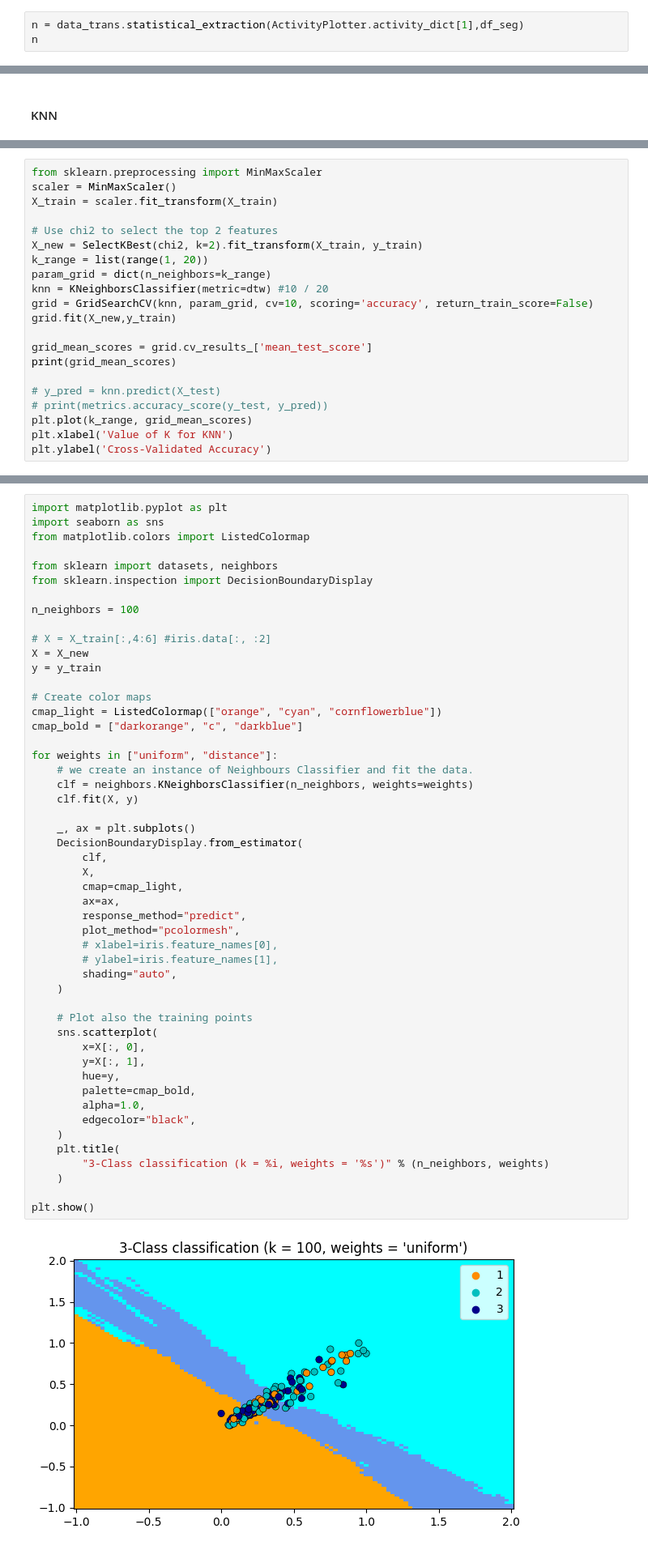
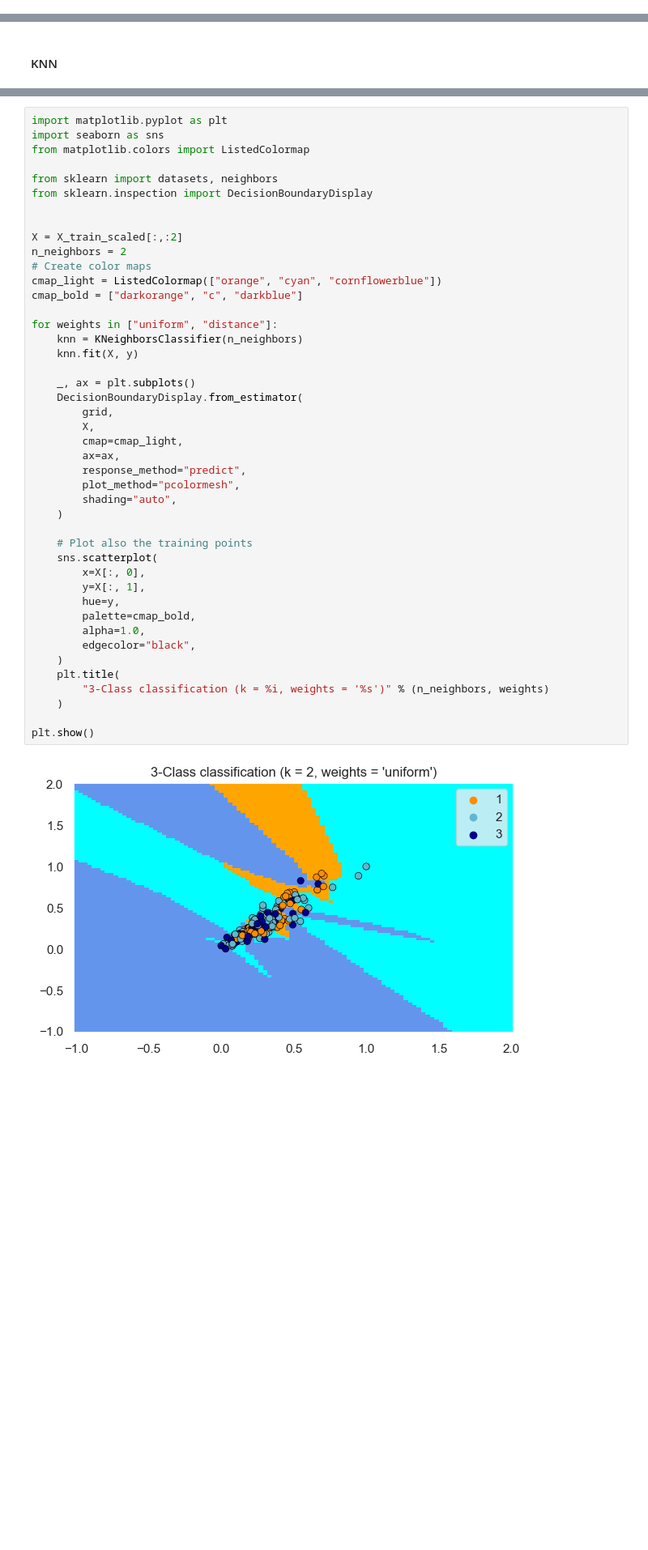
Before and after one commit to yalda-amirsoleymani/har-dataset-processing, a Jupyter notebook: data_preprocessing_menglutao.ipynb, the cells around one changed output, grey strips where cells are left out. Shown at 81% size. Drawn from its saved outputs; the diff is of its cells as text; blank space fills up the shorter version.

```diff
--- a/data_preprocessing_menglutao.ipynb
+++ b/data_preprocessing_menglutao.ipynb
@@ -225,3 +277,0 @@ df_seg
-# %%
-n = data_trans.statistical_extraction(ActivityPlotter.activity_dict[1],df_seg)
-n
@@ -664,21 +655,0 @@ The $$ \chi^2 $$ (chi-squared) test is a non-parametric statistical test used to
-# %%
-from sklearn.preprocessing import MinMaxScaler
-scaler = MinMaxScaler()
-X_train = scaler.fit_transform(X_train)
-
-# Use chi2 to select the top 2 features
-X_new = SelectKBest(chi2, k=2).fit_transform(X_train, y_train)
-k_range = list(range(1, 20))
-param_grid = dict(n_neighbors=k_range)
-knn = KNeighborsClassifier(metric=dtw) #10 / 20
-grid = GridSearchCV(knn, param_grid, cv=10, scoring='accuracy', return_train_score=False)
-grid.fit(X_new,y_train)
-
-grid_mean_scores = grid.cv_results_['mean_test_score']
-print(grid_mean_scores)
-
-# y_pred = knn.predict(X_test)
-# print(metrics.accuracy_score(y_test, y_pred))
-plt.plot(k_range, grid_mean_scores)
-plt.xlabel('Value of K for KNN')
-plt.ylabel('Cross-Validated Accuracy')
@@ -697,47 +661,41 @@ from matplotlib.colors import ListedColormap
 from sklearn import datasets, neighbors
 from sklearn.inspection import DecisionBoundaryDisplay
 
-n_neighbors = 100
 
-# X = X_train[:,4:6] #iris.data[:, :2]
-X = X_new
-y = y_train
-
+X = X_train_scaled[:,:2]
+n_neighbors = 2
 # Create color maps
 cmap_light = ListedColormap(["orange", "cyan", "cornflowerblue"])
 cmap_bold = ["darkorange", "c", "darkblue"]
 
 for weights in ["uniform", "distance"]:
-    # we create an instance of Neighbours Classifier and fit the data.
-    clf = neighbors.KNeighborsClassifier(n_neighbors, weights=weights)
-    clf.fit(X, y)
+    knn = KNeighborsClassifier(n_neighbors)
+    knn.fit(X, y)
 
     _, ax = plt.subplots()
     DecisionBoundaryDisplay.from_estimator(
-        clf,
+        grid,
         X,
         cmap=cmap_light,
         ax=ax,
         response_method="predict",
         plot_method="pcolormesh",
-        # xlabel=iris.feature_names[0],
-        # ylabel=iris.feature_names[1],
         shading="auto",
     )
 
     # Plot also the training points
     sns.scatterplot(
         x=X[:, 0],
         y=X[:, 1],
         hue=y,
         palette=cmap_bold,
         alpha=1.0,
         edgecolor="black",
     )
     plt.title(
         "3-Class classification (k = %i, weights = '%s')" % (n_neighbors, weights)
     )
 
 plt.show()
 # %% [output]
-[figure, old version]
+[figure, new version]
```
Also changed, not shown: parts of 39 cells of this notebook, 2 other files.
